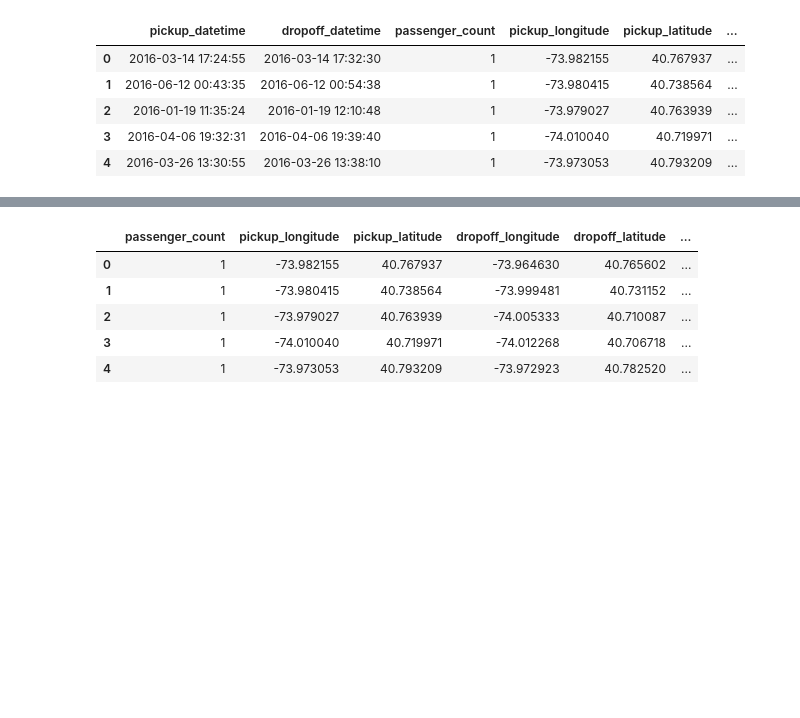
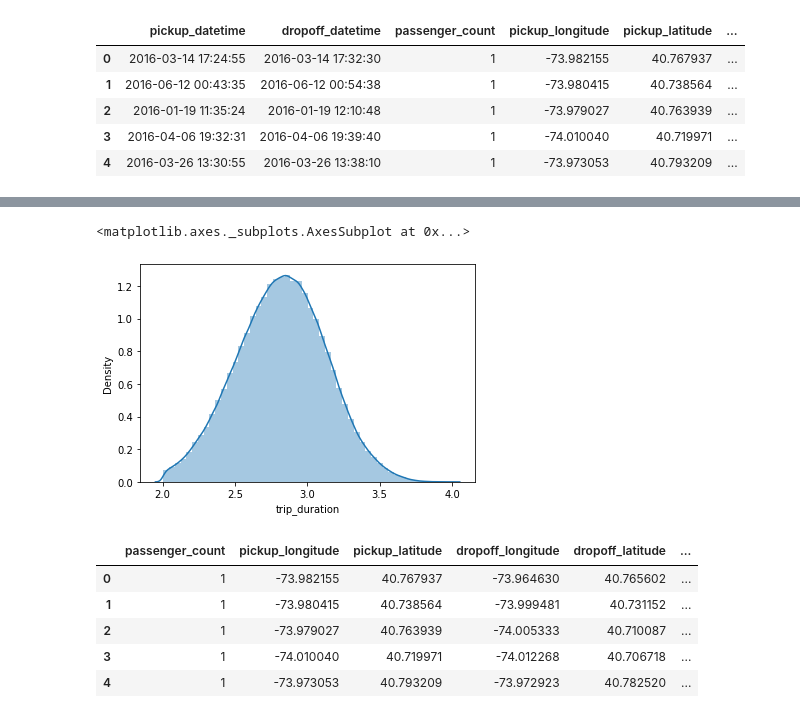
Before and after one commit to issatyajit/NYC-taxi-time-prediction, a Jupyter notebook: NYC_Taxi_Trip_Time_Prediction_Capstone_Project.ipynb, the cells around one changed output, grey strips where cells are left out. Saved outputs shown, nothing was run; the diff lists cells and outputs as text; code cells hidden in the pictures; blank space fills up the shorter version.

```diff
--- a/NYC_Taxi_Trip_Time_Prediction_Capstone_Project.ipynb
+++ b/NYC_Taxi_Trip_Time_Prediction_Capstone_Project.ipynb
@@ -267,3 +286,8 @@ df1=df1.drop(columns=['pickup_datetime','dropoff_datetime'],axis=1)
+# %%
+sns.distplot(np.log10(df1['trip_duration']))
+# %% [output]
+<matplotlib.axes._subplots.AxesSubplot at 0x...>
+[figure, added]
 # %%
 df1.head()
 # %% [output]
```
Also changed, not shown: parts of 22 cells of this notebook.
